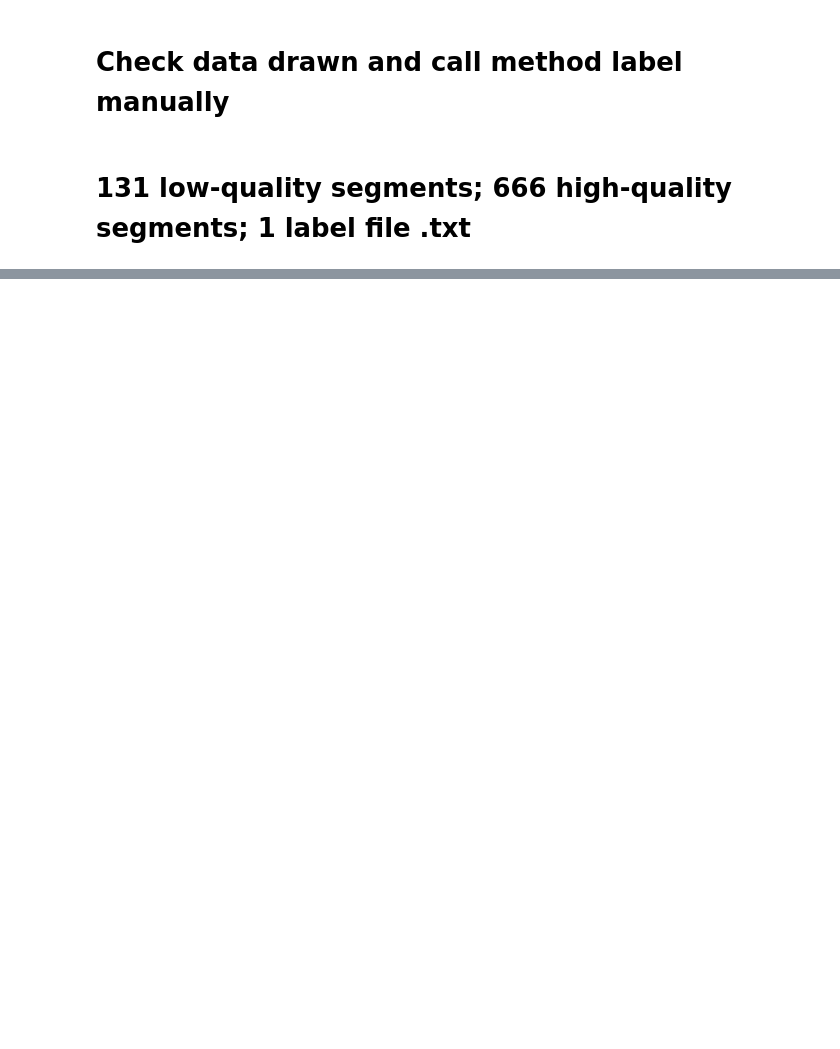
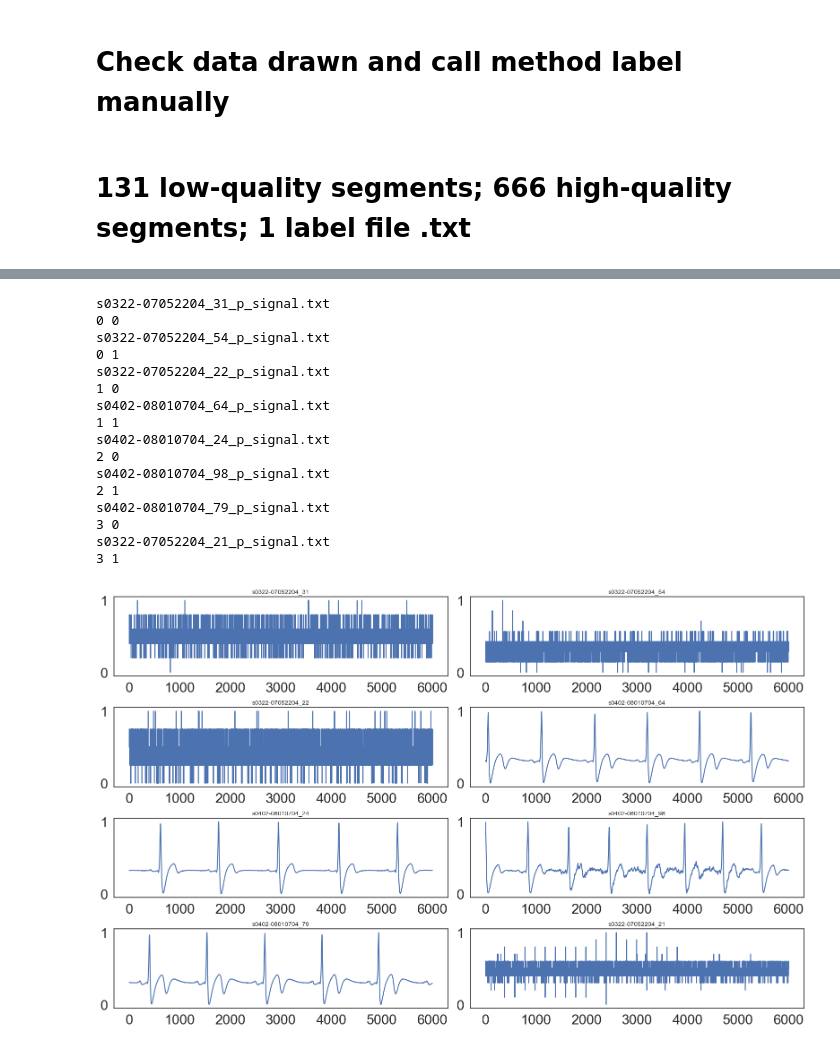
Before and after one commit to ng-anhhtuann/ecg-stroke-prediction, a Jupyter notebook: elderly-stroke/ecg.ipynb, the cells around one changed output, grey strips where cells are left out. Saved outputs shown, nothing was run; the diff lists cells and outputs as text; code cells hidden in the pictures; blank space fills up the shorter version.

```diff
--- a/elderly-stroke/ecg.ipynb
+++ b/elderly-stroke/ecg.ipynb
@@ -10,11 +10,15 @@ import warnings
 import tempfile
 import shutil
 import seaborn as sns
+
+from scipy.signal import butter, filtfilt
+
 from sklearn.preprocessing import MinMaxScaler
-from scipy.signal import butter, filtfilt
+from sklearn.metrics import accuracy_score, precision_score, recall_score, f1_score
+from sklearn.model_selection import train_test_split
+
 import tensorflow as tf
-from sklearn.model_selection import train_test_split
-from tensorflow.keras.models import Sequential # type: ignore
+from tensorflow.keras.models import Sequential, load_model # type: ignore
 from tensorflow.keras.layers import Conv1D, MaxPooling1D, Flatten, Dense, Dropout # type: ignore
 from tensorflow.keras.optimizers import Adam # type: ignore
 from tensorflow.keras.losses import BinaryCrossentropy # type: ignore
@@ -26,6 +30,7 @@ FOLDER_SAMPLE = '24h-ecg-sample/'
 FOLDER_NORMALIZE = '24h-ecg-normalized/'
 FOLDER_FILTER = '24h-ecg-normalized-filter/'
 DATASET_QC = "dataset-qc-model/"
+DATASET_QC_TEST = "dataset-qc-test/"
 MODEL = "model/"
 PHYSIONET_PATH = 'cves/1.0.0/data/24h-electromyography'
 PHYSIONET_DIR = 'cves'
@@ -766,0 +815,20 @@ Model: "sequential_1"
+# %%
+grid_plot(DATASET_QC_TEST, 1, 8, 2)
+# %% [output]
+s0322-07052204_31_p_signal.txt
+0 0
+s0322-07052204_54_p_signal.txt
+0 1
+s0322-07052204_22_p_signal.txt
+1 0
+s0402-08010704_64_p_signal.txt
+1 1
+s0402-08010704_24_p_signal.txt
+2 0
+s0402-08010704_98_p_signal.txt
+2 1
+s0402-08010704_79_p_signal.txt
+3 0
+s0322-07052204_21_p_signal.txt
+3 1
+[figure, added]
```
Also changed, not shown: parts of 9 cells of this notebook.
